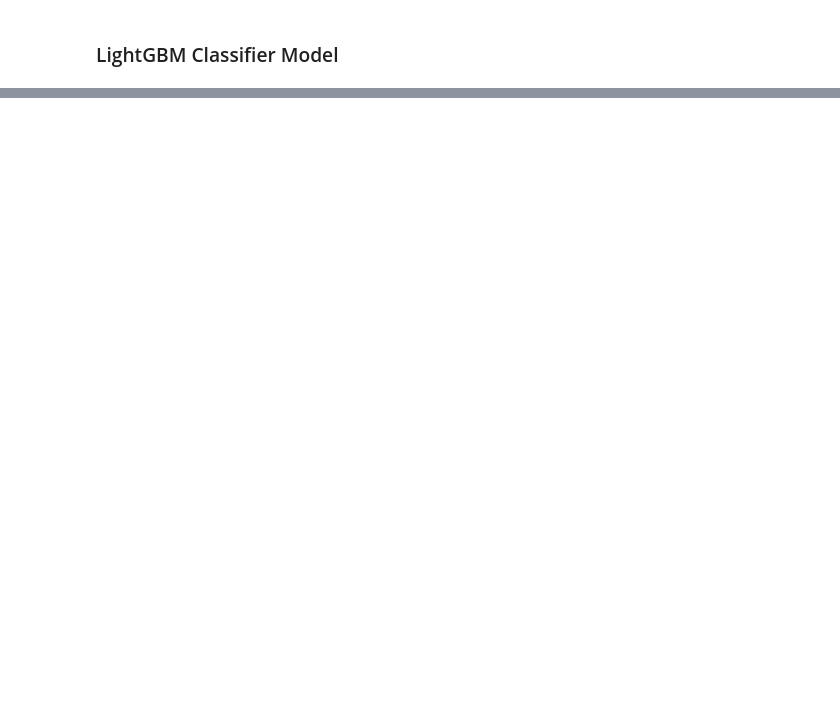
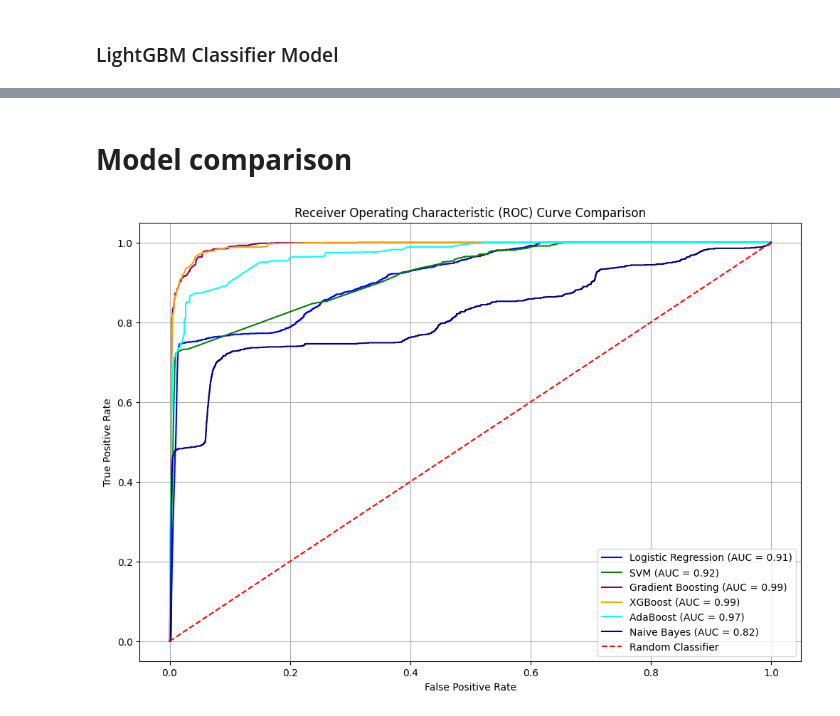
Before and after one commit to danieligelnik/CCFraudProject, a Jupyter notebook: Data_manipulation.ipynb, the cells around one changed output, grey strips where cells are left out. Saved outputs shown, nothing was run; the diff lists cells and outputs as text; code cells hidden in the pictures; blank space fills up the shorter version.

Commit message:
One ROC plot for comparison of all models

```diff
--- a/Data_manipulation.ipynb
+++ b/Data_manipulation.ipynb
@@ -595,0 +629,48 @@ print(f"ROC AUC Score: {roc_auc_score(y_valid, y_pred_proba_lgb):.4f}")
+# %% [markdown]
+# **Model comparison**
+# %%
+from sklearn.metrics import roc_curve, roc_auc_score
+import matplotlib.pyplot as plt
+
+# --- 1. Get ROC curve for Logistic Regression (if not already done) ---
+# Assuming 'log_reg_model' is trained, and X_valid, y_valid are available.
+# Predict probabilities for Logistic Regression
+y_pred_proba_log_reg = log_reg_model.predict_proba(X_valid)[:, 1]
+
+# Calculate ROC curve and AUC for Logistic Regression
+fpr_log_reg, tpr_log_reg, _ = roc_curve(y_valid, y_pred_proba_log_reg)
+roc_auc_log_reg = roc_auc_score(y_valid, y_pred_proba_log_reg)
+
+# --- 2. Plot all ROC curves on a single graph ---
+
+plt.figure(figsize=(12, 8))
+
+# Plot Logistic Regression ROC
+plt.plot(fpr_log_reg, tpr_log_reg, color='blue', label=f'Logistic Regression (AUC = {roc_auc_log_reg:.2f})')
+
+# Plot SVM ROC (assuming fpr_svm, tpr_svm, roc_auc_svm are available from previous cells)
+plt.plot(fpr_svm, tpr_svm, color='green', label=f'SVM (AUC = {roc_auc_svm:.2f})')
+
+# Plot Gradient Boosting ROC (assuming fpr_gbc, tpr_gbc, roc_auc_gbc are available)
+plt.plot(fpr_gbc, tpr_gbc, color='purple', label=f'Gradient Boosting (AUC = {roc_auc_gbc:.2f})')
+
+# Plot XGBoost ROC (assuming fpr_xgb, tpr_xgb, roc_auc_xgb are available)
+plt.plot(fpr_xgb, tpr_xgb, color='orange', label=f'XGBoost (AUC = {roc_auc_xgb:.2f})')
+
+# Plot AdaBoost ROC (assuming fpr_ada, tpr_ada, roc_auc_ada are available)
+plt.plot(fpr_ada, tpr_ada, color='cyan', label=f'AdaBoost (AUC = {roc_auc_ada:.2f})')
+
+# Plot Naive Bayes ROC (assuming fpr_nb, tpr_nb, roc_auc_nb are available)
+plt.plot(fpr_nb, tpr_nb, color='navy', label=f'Naive Bayes (AUC = {roc_auc_nb:.2f})')
+
+# Plot the diagonal line (random classifier)
+plt.plot([0, 1], [0, 1], color='red', linestyle='--', label='Random Classifier')
+
+plt.xlabel('False Positive Rate')
+plt.ylabel('True Positive Rate')
+plt.title('Receiver Operating Characteristic (ROC) Curve Comparison')
+plt.legend(loc='lower right')
+plt.grid(True)
+plt.show()
+# %% [output]
+[figure, added]
```
Also changed, not shown: parts of 4 cells of this notebook.
